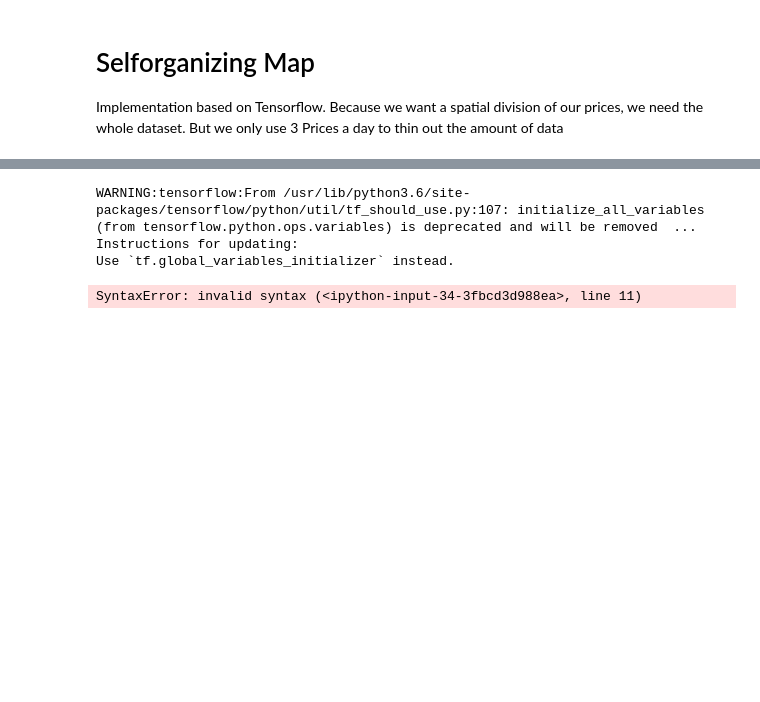
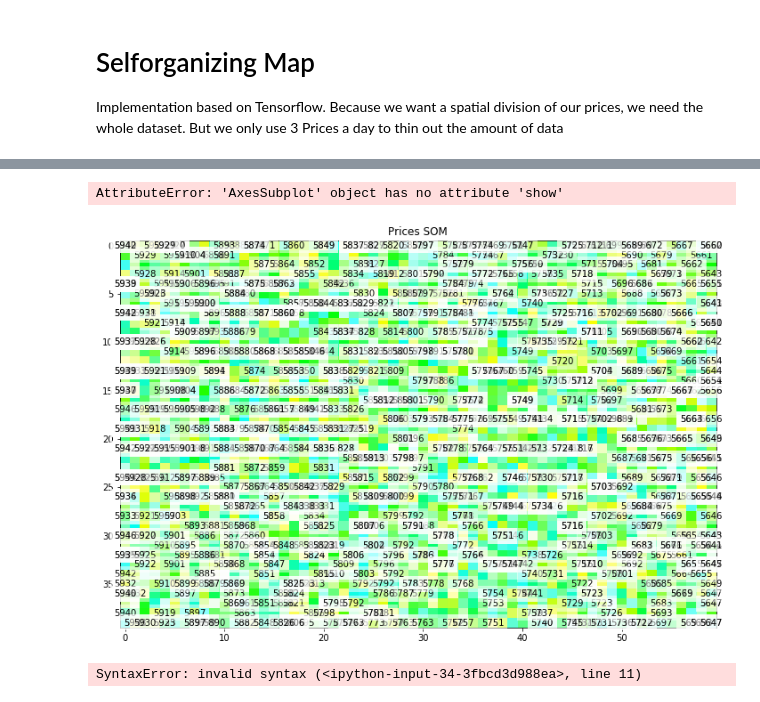
Before and after one commit to RobinBaumann/InformatiCup2018, a Jupyter notebook: DataExploration/selforganizing_map.ipynb, the cells around one changed output, grey strips where cells are left out. Cells and saved outputs as stored; diff of their text form; code cells hidden in the pictures; blank space fills up the shorter version.

```diff
--- a/DataExploration/selforganizing_map.ipynb
+++ b/DataExploration/selforganizing_map.ipynb
@@ -56,27 +56,29 @@ array([[     14087, 1496275200,       1389],
+# %%
+from DataExploration import som
+
+
+som = som.SOM(40, 60, 3, 1000)
+
+som.train(data_np)
 # %%
-from DataExploration import som
-
-som = som.SOM(20, 30, 3, 100)
-
-som.train(data_np)
+fig, ax = plt.subplots(figsize=(12, 8))
 
 #Get output grid
 image_grid = som.get_centroids()
 
 #Map colours to their closest neurons
 mapped = som.map_vects(data_np)
 
 #Plot
-plt.imshow(image_grid)
+ax.imshow(image_grid, aspect='auto')
 plt.title('Prices SOM')
 for i, m in enumerate(mapped):
     plt.text(m[1], m[0], ids[i], ha='center', va='center',
              bbox=dict(facecolor='white', alpha=0.5, lw=0))
-plt.show()
+ax.show()
 # %% [output]
-WARNING:tensorflow:From /usr/lib/python3.6/site-packages/tensorflow/python/util/tf_should_use.py:107: initialize_all_variables (from tensorflow.python.ops.variables) is deprecated and will be removed  ...
-Instructions for updating:
-Use `tf.global_variables_initializer` instead.
+AttributeError: 'AxesSubplot' object has no attribute 'show'
+[figure, added]
 # %%
 # %% [output]
 SyntaxError: invalid syntax (<ipython-input-34-3fbcd3d988ea>, line 11)
```
Also changed, not shown: parts of 3 cells of this notebook, 1 other file.
